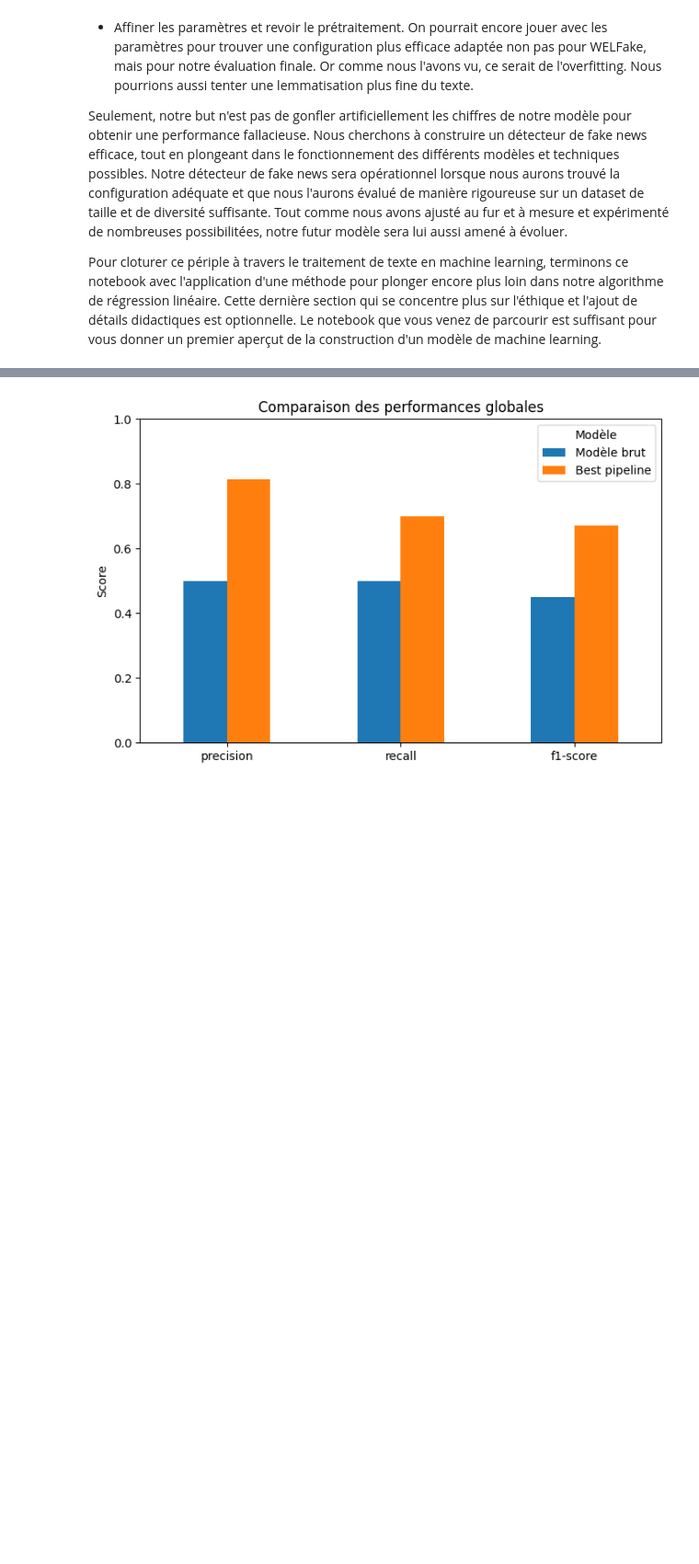
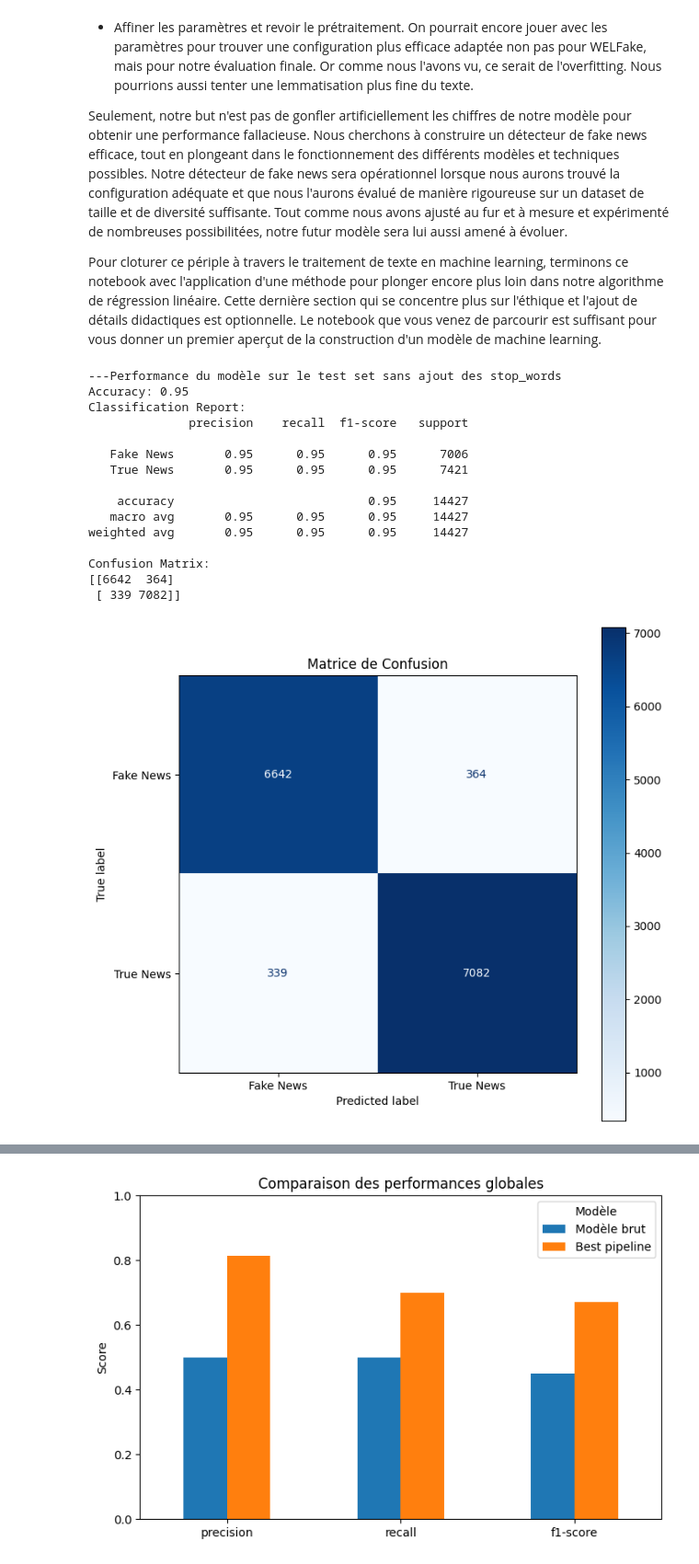
Before and after one commit to PAGESK/Fake_news_detector, a Jupyter notebook: main_fake_news_detector.ipynb, the cells around one changed output, grey strips where cells are left out. Shown at 92% size. Drawn from its saved outputs; the diff is of its cells as text; code cells hidden in the pictures; blank space fills up the shorter version.

Commit message:
Ajout d'un graph confusion matrix + réorganisation commandes import github

```diff
--- a/main_fake_news_detector.ipynb
+++ b/main_fake_news_detector.ipynb
@@ -1059,3 +1040,53 @@ Notre détecteur de fake news sera opérationnel lorsque nous aurons trouvé la
 Tout comme nous avons ajusté au fur et à mesure et expérimenté de nombreuses possibilitées, notre futur modèle sera lui aussi amené à évoluer.
 
 Pour cloturer ce périple à travers le traitement de texte en machine learning, terminons ce notebook avec l'application d'une méthode pour plonger encore plus loin dans notre algorithme de régression linéaire. Cette dernière section qui se concentre plus sur l'éthique et l'ajout de détails didactiques est optionnelle. Le notebook que vous venez de parcourir est suffisant pour vous donner un premier aperçut de la construction d'un modèle de machine learning.
+# %%
+y_pred_test = best_pipeline.predict(X_test)
+
+#Le modèle donne un seuil de confiance en probabilité pour chacune de ses prédictions.
+y_proba_test = best_pipeline.predict_proba(X_test)
+
+
+print(f"\n---Performance du modèle sur le test set sans ajout des stop_words")
+
+#Notre algorithme compare les y_test (les vrais labels par ex : [0, 1, 0, 0, 0, 1...] aux y_pred_test (soit les labels prédits par le modèle par ex : [0, 1, 0, 0, 0, 0...] ))
+#Il se corrige seul, comme un élève à qui l'on donnerait la correction après l'examen, pour comparer ses réponses avec le corrigé. L'accuracy (ou précision) calculée représente le nombre de prédictions correctes divisé par le nombre total de labels.
+print(f"Accuracy: {accuracy_score(y_test, y_pred_test):.2f}")
+
+print("Classification Report:")
+
+#La ligne ci-dessous permet d'afficher un "rapport" contenant la précision, et le recall (rappel). Le rappel représente le nombre de réponses correctes que le modèle a trouvées pour une classe donnée,
+# divisé par le nombre total de réponses qui étaient réellement correctes pour cette classe.
+print(classification_report(y_test, y_pred_test, target_names=["Fake News", "True News"]))
+
+print("Confusion Matrix:")
+
+
+#La matrice de confusion est un tableau à deux entrées qui compare les labels aux prédictions du modèle. On rencence les vrais négatifs, les faux positifs, les faux négatifs et les vrais positifs.
+#On parle aussi de correct rejection, false alarm, miss, et hit.
+print(confusion_matrix(y_test, y_pred_test))
+
+cm = confusion_matrix(y_test, y_pred_test)
+disp = ConfusionMatrixDisplay(confusion_matrix=cm, display_labels=['Fake News', 'True News'])
+
+fig, ax = plt.subplots(figsize=(8, 8))
+disp.plot(cmap=plt.cm.Blues, ax=ax)
+ax.set_title('Matrice de Confusion')
+plt.show()
+# %% [output]
+---Performance du modèle sur le test set sans ajout des stop_words
+Accuracy: 0.95
+Classification Report:
+              precision    recall  f1-score   support
+
+   Fake News       0.95      0.95      0.95      7006
+   True News       0.95      0.95      0.95      7421
+
+    accuracy                           0.95     14427
+   macro avg       0.95      0.95      0.95     14427
+weighted avg       0.95      0.95      0.95     14427
+
+Confusion Matrix:
+[[6642  364]
+ [ 339 7082]]
+[figure, added]
```
Also changed, not shown: parts of 10 cells of this notebook.
